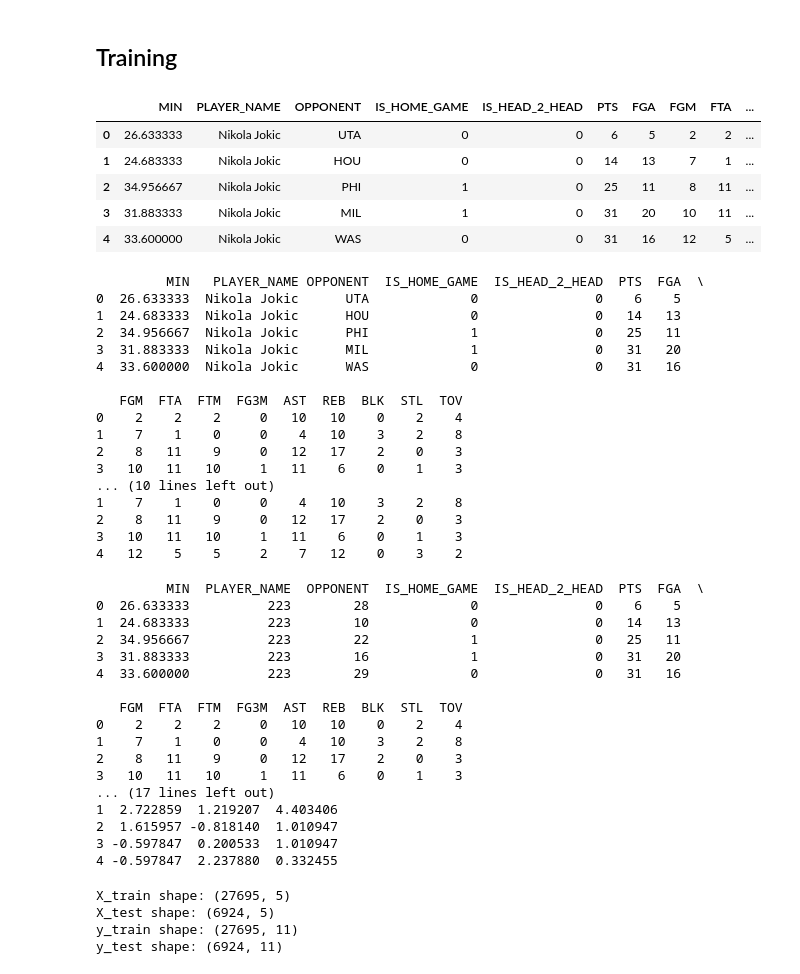
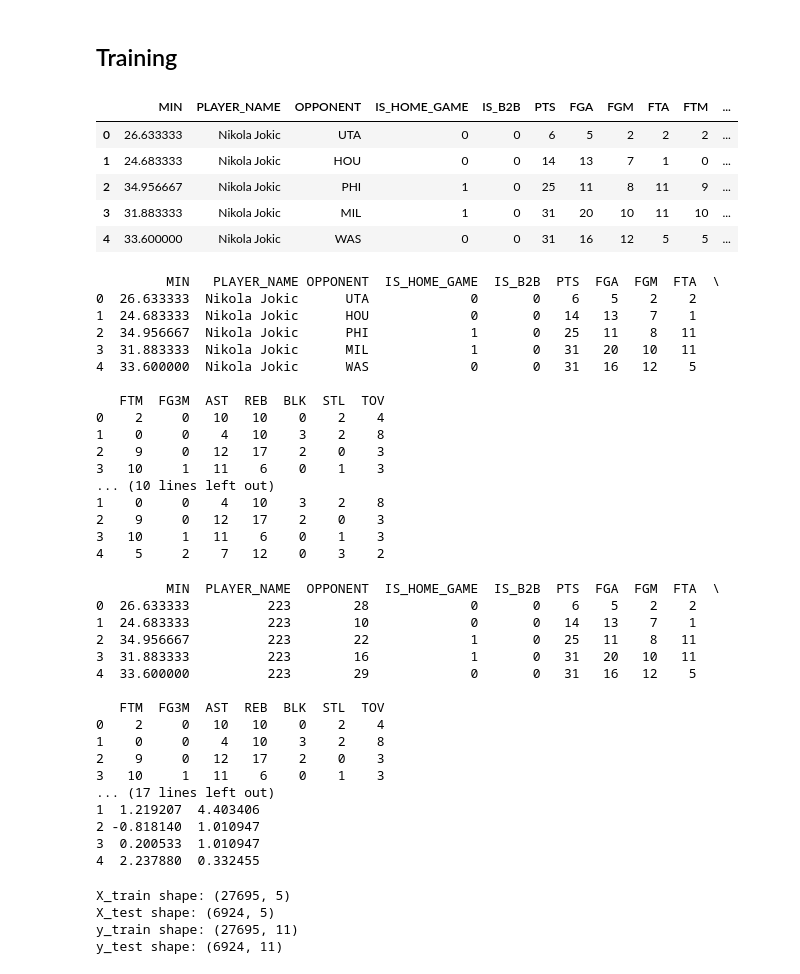
Before and after one commit to Nabs2000/nba_fantasy_model, a Jupyter notebook: data_preprocessing/obtain_current_player_info.ipynb, the cells around one changed output. Cells and saved outputs as stored; diff of their text form; code cells hidden in the pictures.

Commit message:
Rename column to IS_B2B to make it more meaningful

```diff
--- a/data_preprocessing/obtain_current_player_info.ipynb
+++ b/data_preprocessing/obtain_current_player_info.ipynb
@@ -253,11 +253,11 @@ player_logs_df['PLAYER_NAME'] = player_logs_df['PLAYER_NAME'].apply(lambda x: un
 player_logs_df['GAME_DATE'] = pd.to_datetime(player_logs_df['GAME_DATE'])
 
 # Create a new column "IS_HEAD_TO_HEAD" to indicate if the game was a head-to-head matchup
-player_logs_df['IS_HEAD_2_HEAD'] = player_logs_df['GAME_DATE'].diff(-1).dt.days == 1
-player_logs_df['IS_HEAD_2_HEAD'] = player_logs_df['IS_HEAD_2_HEAD'].apply(lambda x: 1 if x else 0)
+player_logs_df['IS_B2B'] = player_logs_df['GAME_DATE'].diff(-1).dt.days == 1
+player_logs_df['IS_B2B'] = player_logs_df['IS_B2B'].apply(lambda x: 1 if x else 0)
 
 # Ensure the last row is set to 0 as there's no next game to compare
-player_logs_df.iloc[-1, player_logs_df.columns.get_loc('IS_HEAD_2_HEAD')] = 0
+player_logs_df.iloc[-1, player_logs_df.columns.get_loc('IS_B2B')] = 0
 
 # Create a new column "IS_HOME_GAME" to indicate if the game was played at home
 player_logs_df["IS_HOME_GAME"] = player_logs_df["MATCHUP"].apply(lambda x: 1 if "vs." in x else 0)
@@ -267,20 +267,20 @@ player_logs_df["OPPONENT"] = player_logs_df["MATCHUP"].apply(lambda x: x.split("
 # %%
 # Columns for the target output
 target_columns = ["PTS", "FGA", "FGM", "FTA", "FTM", "FG3M", "AST", "REB", "BLK", "STL", "TOV"]
 
 # Columns for the input features
-input_columns = ["MIN", "PLAYER_NAME", "OPPONENT", "IS_HOME_GAME", "IS_HEAD_2_HEAD"]
+input_columns = ["MIN", "PLAYER_NAME", "OPPONENT", "IS_HOME_GAME", "IS_B2B"]
 
 # Select only the necessary columns from the dataset
 data = player_logs_df[input_columns + target_columns].copy()
 data.head()
 # %% [output]
-|  | MIN | PLAYER_NAME | OPPONENT | IS_HOME_GAME | IS_HEAD_2_HEAD | PTS | FGA | FGM | FTA | ... |
-| 0 | 26.633333 | Nikola Jokic | UTA | 0 | 0 | 6 | 5 | 2 | 2 | ... |
-| 1 | 24.683333 | Nikola Jokic | HOU | 0 | 0 | 14 | 13 | 7 | 1 | ... |
-| 2 | 34.956667 | Nikola Jokic | PHI | 1 | 0 | 25 | 11 | 8 | 11 | ... |
-| 3 | 31.883333 | Nikola Jokic | MIL | 1 | 0 | 31 | 20 | 10 | 11 | ... |
-| 4 | 33.600000 | Nikola Jokic | WAS | 0 | 0 | 31 | 16 | 12 | 5 | ... |
+|  | MIN | PLAYER_NAME | OPPONENT | IS_HOME_GAME | IS_B2B | PTS | FGA | FGM | FTA | FTM | ... |
+| 0 | 26.633333 | Nikola Jokic | UTA | 0 | 0 | 6 | 5 | 2 | 2 | 2 | ... |
+| 1 | 24.683333 | Nikola Jokic | HOU | 0 | 0 | 14 | 13 | 7 | 1 | 0 | ... |
+| 2 | 34.956667 | Nikola Jokic | PHI | 1 | 0 | 25 | 11 | 8 | 11 | 9 | ... |
+| 3 | 31.883333 | Nikola Jokic | MIL | 1 | 0 | 31 | 20 | 10 | 11 | 10 | ... |
+| 4 | 33.600000 | Nikola Jokic | WAS | 0 | 0 | 31 | 16 | 12 | 5 | 5 | ... |
 # %%
 # Encode 'PLAYER_NAME' and 'TEAM_ABBREVIATION'
 label_encoders = {
@@ -295,23 +295,23 @@ data["OPPONENT"] = label_encoders["OPPONENT"].fit_transform(data["OPPONENT"])
 joblib.dump(label_encoders, '../models/label_encoders.pkl')
 print(data.head())
 # %% [output]
-         MIN   PLAYER_NAME OPPONENT  IS_HOME_GAME  IS_HEAD_2_HEAD  PTS  FGA  \
-0  26.633333  Nikola Jokic      UTA             0               0    6    5
-1  24.683333  Nikola Jokic      HOU             0               0   14   13
-2  34.956667  Nikola Jokic      PHI             1               0   25   11
-3  31.883333  Nikola Jokic      MIL             1               0   31   20
-4  33.600000  Nikola Jokic      WAS             0               0   31   16
+         MIN   PLAYER_NAME OPPONENT  IS_HOME_GAME  IS_B2B  PTS  FGA  FGM  FTA  \
+0  26.633333  Nikola Jokic      UTA             0       0    6    5    2    2
+1  24.683333  Nikola Jokic      HOU             0       0   14   13    7    1
+2  34.956667  Nikola Jokic      PHI             1       0   25   11    8   11
+3  31.883333  Nikola Jokic      MIL             1       0   31   20   10   11
+4  33.600000  Nikola Jokic      WAS             0       0   31   16   12    5
 
-   FGM  FTA  FTM  FG3M  AST  REB  BLK  STL  TOV
-0    2    2    2     0   10   10    0    2    4
-1    7    1    0     0    4   10    3    2    8
-2    8   11    9     0   12   17    2    0    3
-3   10   11   10     1   11    6    0    1    3
+   FTM  FG3M  AST  REB  BLK  STL  TOV
+0    2     0   10   10    0    2    4
+1    0     0    4   10    3    2    8
+2    9     0   12   17    2    0    3
+3   10     1   11    6    0    1    3
 ... (10 lines left out)
-1    7    1    0     0    4   10    3    2    8
-2    8   11    9     0   12   17    2    0    3
-3   10   11   10     1   11    6    0    1    3
-4   12    5    5     2    7   12    0    3    2
+1    0     0    4   10    3    2    8
+2    9     0   12   17    2    0    3
+3   10     1   11    6    0    1    3
+4    5     2    7   12    0    3    2
 # %%
 scaler = StandardScaler()
 
@@ -320,23 +320,23 @@ print(data.head())
 data[target_columns] = scaler.fit_transform(data[target_columns])
 print(data.head())
 # %% [output]
-         MIN  PLAYER_NAME  OPPONENT  IS_HOME_GAME  IS_HEAD_2_HEAD  PTS  FGA  \
-0  26.633333          223        28             0               0    6    5
-1  24.683333          223        10             0               0   14   13
-2  34.956667          223        22             1               0   25   11
-3  31.883333          223        16             1               0   31   20
-4  33.600000          223        29             0               0   31   16
+         MIN  PLAYER_NAME  OPPONENT  IS_HOME_GAME  IS_B2B  PTS  FGA  FGM  FTA  \
+0  26.633333          223        28             0       0    6    5    2    2
+1  24.683333          223        10             0       0   14   13    7    1
+2  34.956667          223        22             1       0   25   11    8   11
+3  31.883333          223        16             1       0   31   20   10   11
+4  33.600000          223        29             0       0   31   16   12    5
 
-   FGM  FTA  FTM  FG3M  AST  REB  BLK  STL  TOV
-0    2    2    2     0   10   10    0    2    4
-1    7    1    0     0    4   10    3    2    8
-2    8   11    9     0   12   17    2    0    3
-3   10   11   10     1   11    6    0    1    3
+   FTM  FG3M  AST  REB  BLK  STL  TOV
+0    2     0   10   10    0    2    4
+1    0     0    4   10    3    2    8
+2    9     0   12   17    2    0    3
+3   10     1   11    6    0    1    3
 ... (17 lines left out)
-1  2.722859  1.219207  4.403406
-2  1.615957 -0.818140  1.010947
-3 -0.597847  0.200533  1.010947
-4 -0.597847  2.237880  0.332455
+1  1.219207  4.403406
+2 -0.818140  1.010947
+3  0.200533  1.010947
+4  2.237880  0.332455
 # %%
 # Split data into features (X) and target (y)
 X = data.drop(columns=target_columns)
```
Also changed, not shown: parts of 3 cells of this notebook.
